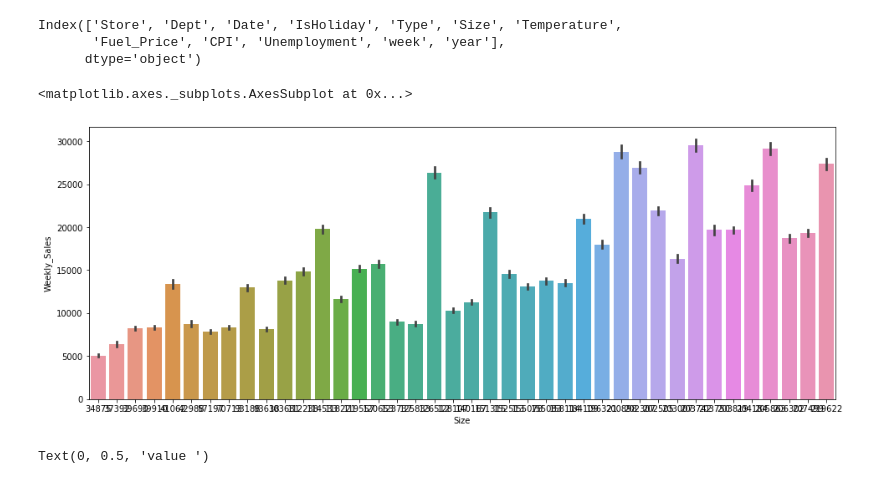
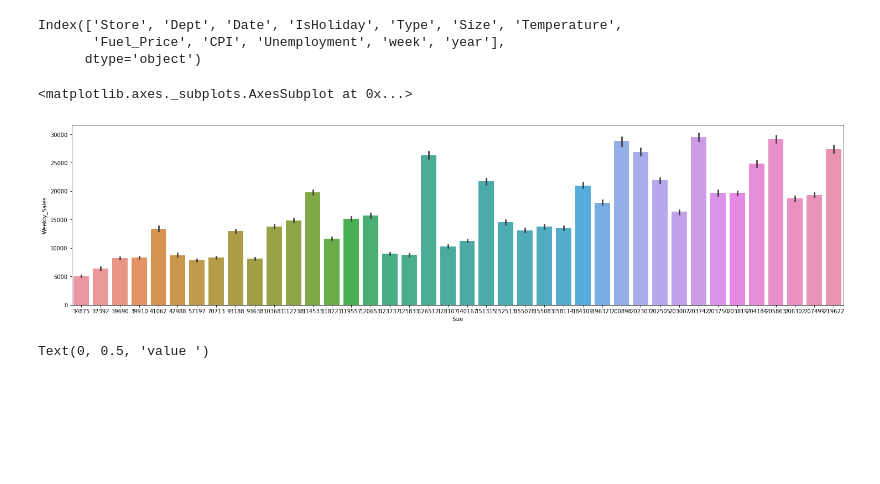
Before and after one commit to ClovisMonteiro/Data-solutions, a Jupyter notebook: Task_2_Walmart_Sales_Prediction.ipynb, the cells around one changed output. Saved outputs shown, nothing was run; the diff lists cells and outputs as text; code cells hidden in the pictures; blank space fills up the shorter version.

```diff
--- a/Task_2_Walmart_Sales_Prediction.ipynb
+++ b/Task_2_Walmart_Sales_Prediction.ipynb
@@ -501,11 +501,11 @@ Index(['Store', 'Dept', 'Date', 'IsHoliday', 'Type', 'Size', 'Temperature',
        'Fuel_Price', 'CPI', 'Unemployment', 'week', 'year'],
       dtype='object')
 # %%
-plt.figure(figsize=(16,6))
+plt.figure(figsize=(25,6))
 sns.barplot(x='Size', y='Weekly_Sales', data=df_train)
 # %% [output]
 <matplotlib.axes._subplots.AxesSubplot at 0x...>
-[figure, old version]
+[figure, new version]
 # %%
 ax = sns.distplot(df_train['Weekly_Sales'])
 ax.figure.set_size_inches(12,6)
```
Also changed, not shown: parts of 13 cells of this notebook.
